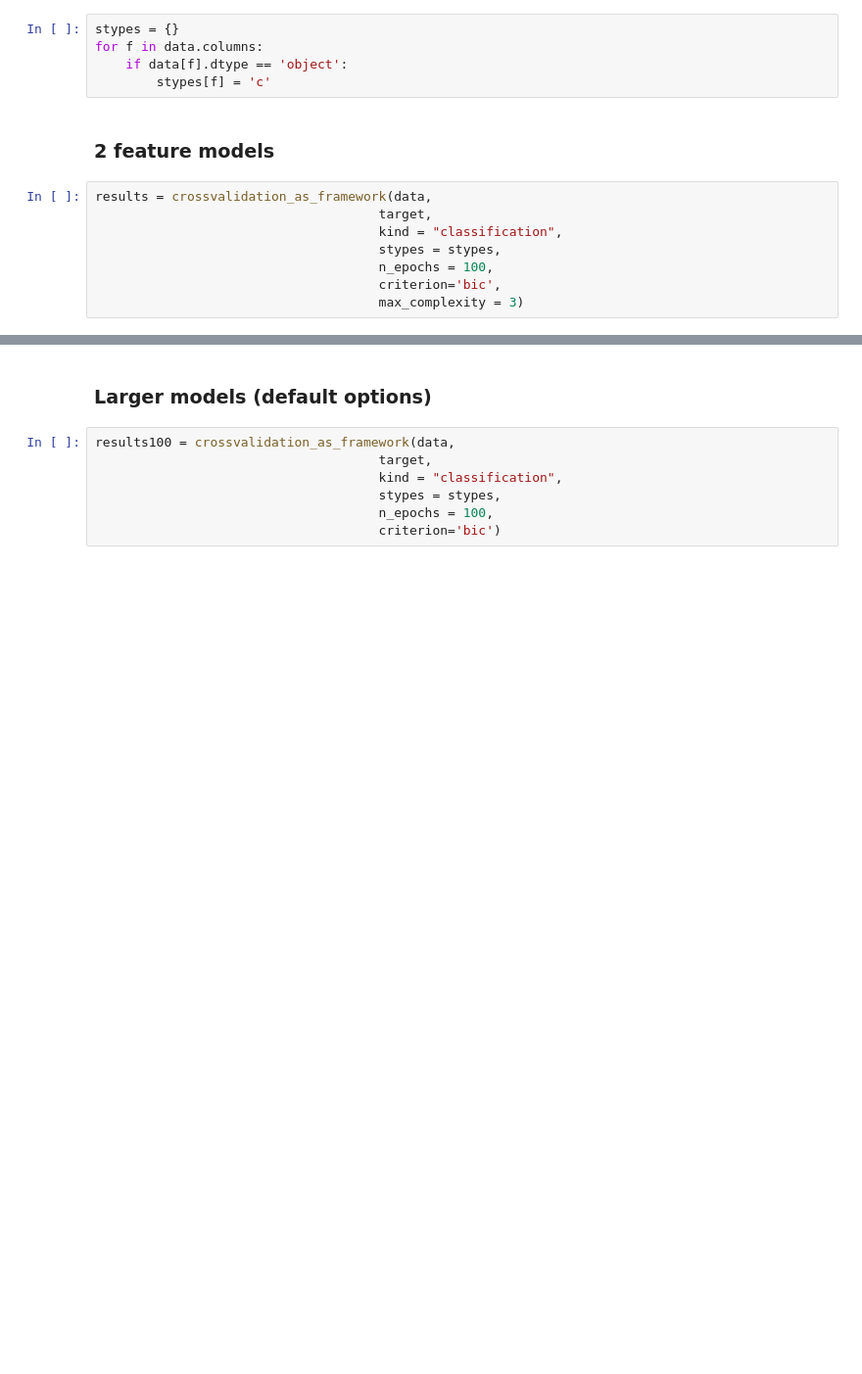
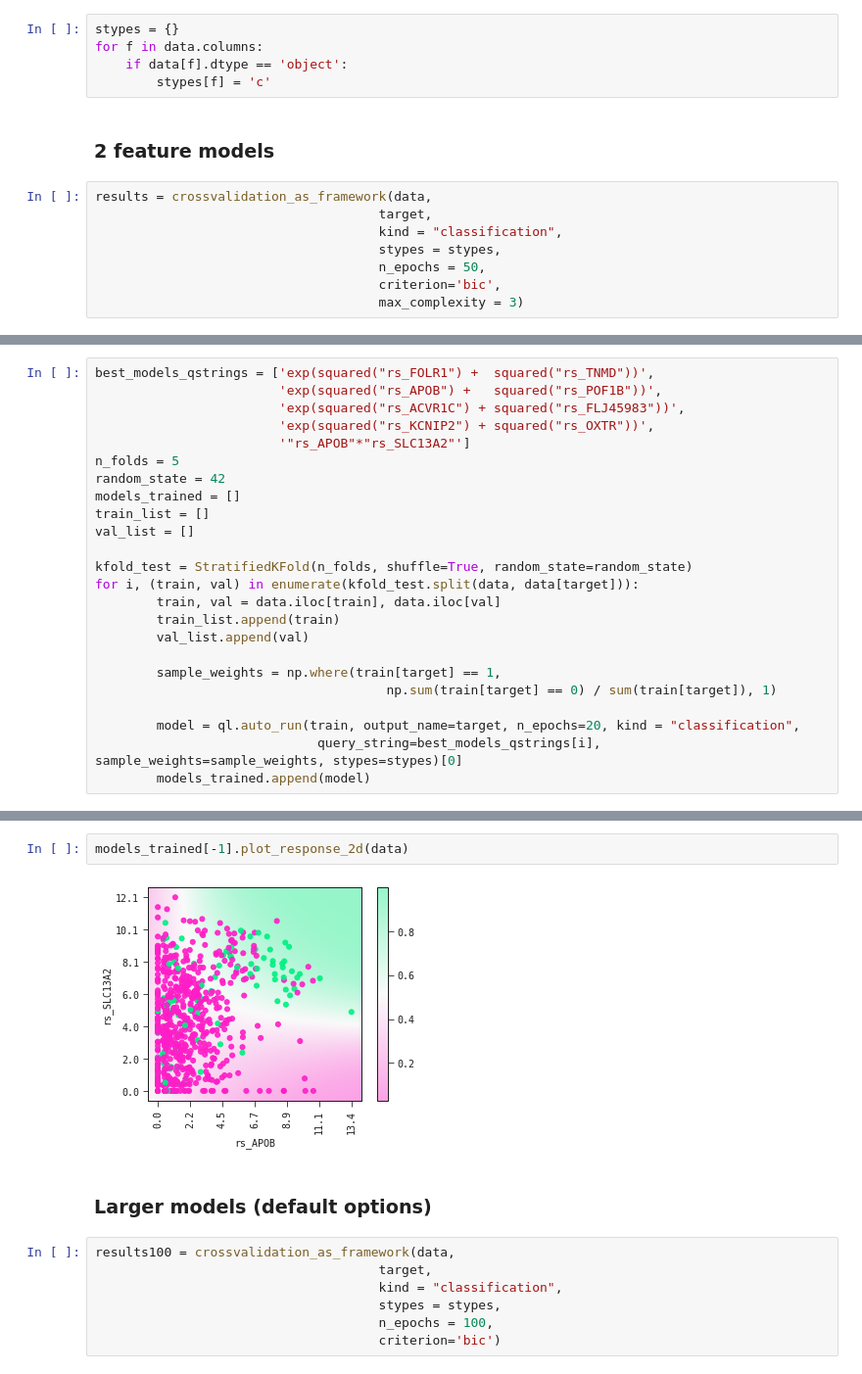
Before and after one commit to abzu-ai/QLattice-clinical-omics, a Jupyter notebook: notebooks/bc_case_multi.ipynb, the cells around one changed output, grey strips where cells are left out. Shown: that part at 98% size. Saved outputs shown, nothing was run; the diff lists cells and outputs as text; blank space fills up the shorter version.

Commit message:
2 feature models, gridsearch

```diff
--- a/notebooks/bc_case_multi.ipynb
+++ b/notebooks/bc_case_multi.ipynb
@@ -30,7 +30,7 @@ results = crossvalidation_as_framework(data,
                                      target,
                                      kind = "classification",
                                      stypes = stypes,
-                                     n_epochs = 100,
+                                     n_epochs = 50,
                                      criterion='bic',
                                      max_complexity = 3)
 # %% [output]
@@ -50,0 +53,24 @@ logreg(tanh(cnABCC6 + rsMAGEA3 + rsSLC28A3*(rsCACNG4 + rsGLYAT)))
+# %%
+best_models_qstrings = ['exp(squared("rs_FOLR1") +  squared("rs_TNMD"))',
+                        'exp(squared("rs_APOB") +   squared("rs_POF1B"))',
+                        'exp(squared("rs_ACVR1C") + squared("rs_FLJ45983"))',
+                        'exp(squared("rs_KCNIP2") + squared("rs_OXTR"))',
+                        '"rs_APOB"*"rs_SLC13A2"']
+n_folds = 5
+random_state = 42
+models_trained = []
+train_list = []
+val_list = []
+
+kfold_test = StratifiedKFold(n_folds, shuffle=True, random_state=random_state)
+for i, (train, val) in enumerate(kfold_test.split(data, data[target])):
+        train, val = data.iloc[train], data.iloc[val]
+        train_list.append(train)
+        val_list.append(val)
+
+        sample_weights = np.where(train[target] == 1,
+                                      np.sum(train[target] == 0) / sum(train[target]), 1)
+
+        model = ql.auto_run(train, output_name=target, n_epochs=20, kind = "classification",
+                             query_string=best_models_qstrings[i], sample_weights=sample_weights, stypes=stypes)[0]
+        models_trained.append(model)
@@ -51,3 +97,7 @@ logreg(tanh(cnABCC6 + rsMAGEA3 + rsSLC28A3*(rsCACNG4 + rsGLYAT)))
+# %%
+models_trained[-1].plot_response_2d(data)
+# %% [output]
+[figure, added]
 # %% [markdown]
 ### Larger models (default options)
 # %%
```
Also changed, not shown: parts of 21 cells of this notebook.
